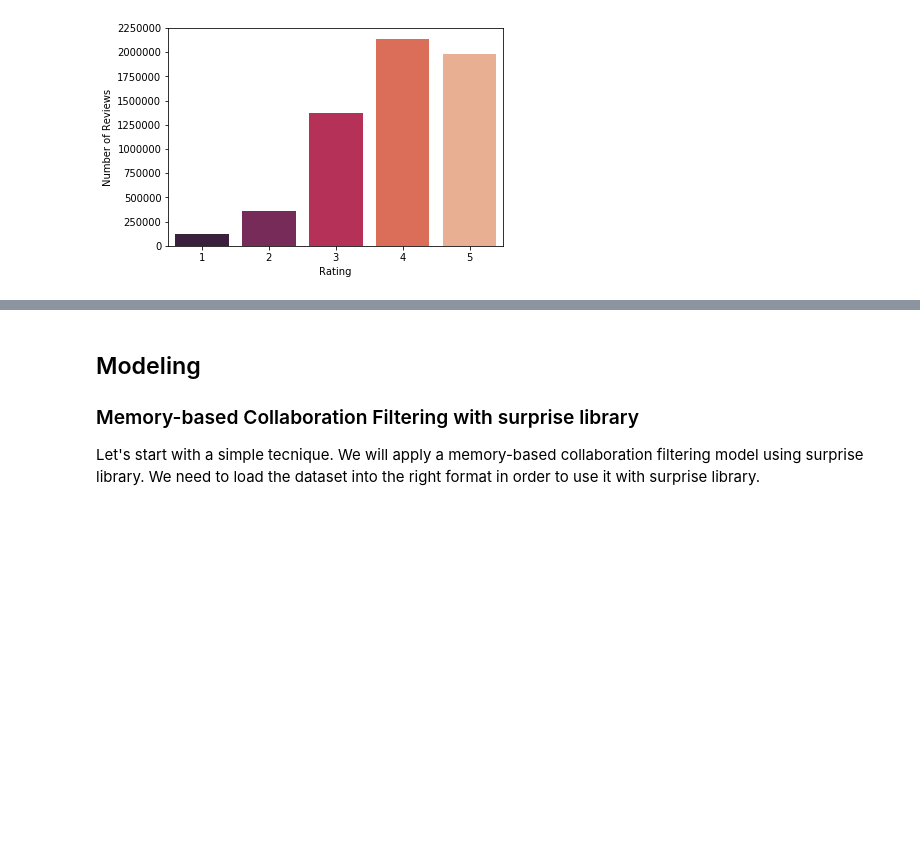
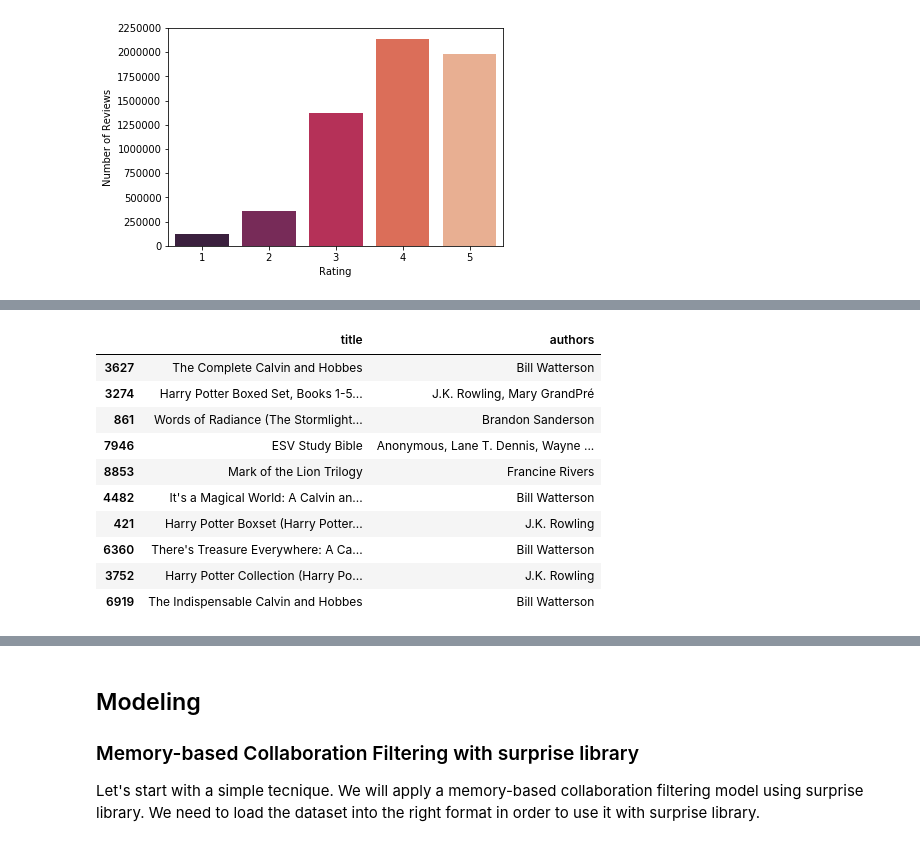
Before and after one commit to gioamorim80/Book-Recommendation-System, a Jupyter notebook: Book Recommendation System.ipynb, the cells around one changed output, grey strips where cells are left out. Cells and saved outputs as stored; diff of their text form; code cells hidden in the pictures; blank space fills up the shorter version.

```diff
--- a/Book Recommendation System.ipynb
+++ b/Book Recommendation System.ipynb
@@ -99,0 +177,16 @@ ax.set_xlabel('Rating');
+# %%
+# check what are the top 10 best rated books
+best_rated = books['average_rating'].sort_values(ascending=False)
+books[['title', 'authors']].iloc[best_rated.head(10).index]
+# %% [output]
+|  | title | authors |
+| 3627 | The Complete Calvin and Hobbes | Bill Watterson |
+| 3274 | Harry Potter Boxed Set, Books 1-5... | J.K. Rowling, Mary GrandPré |
+| 861 | Words of Radiance (The Stormlight... | Brandon Sanderson |
+| 7946 | ESV Study Bible | Anonymous, Lane T. Dennis, Wayne ... |
+| 8853 | Mark of the Lion Trilogy | Francine Rivers |
+| 4482 | It's a Magical World: A Calvin an... | Bill Watterson |
+| 421 | Harry Potter Boxset (Harry Potter... | J.K. Rowling |
+| 6360 | There's Treasure Everywhere: A Ca... | Bill Watterson |
+| 3752 | Harry Potter Collection (Harry Po... | J.K. Rowling |
+| 6919 | The Indispensable Calvin and Hobbes | Bill Watterson |
```
Also changed, not shown: parts of 34 cells of this notebook.
